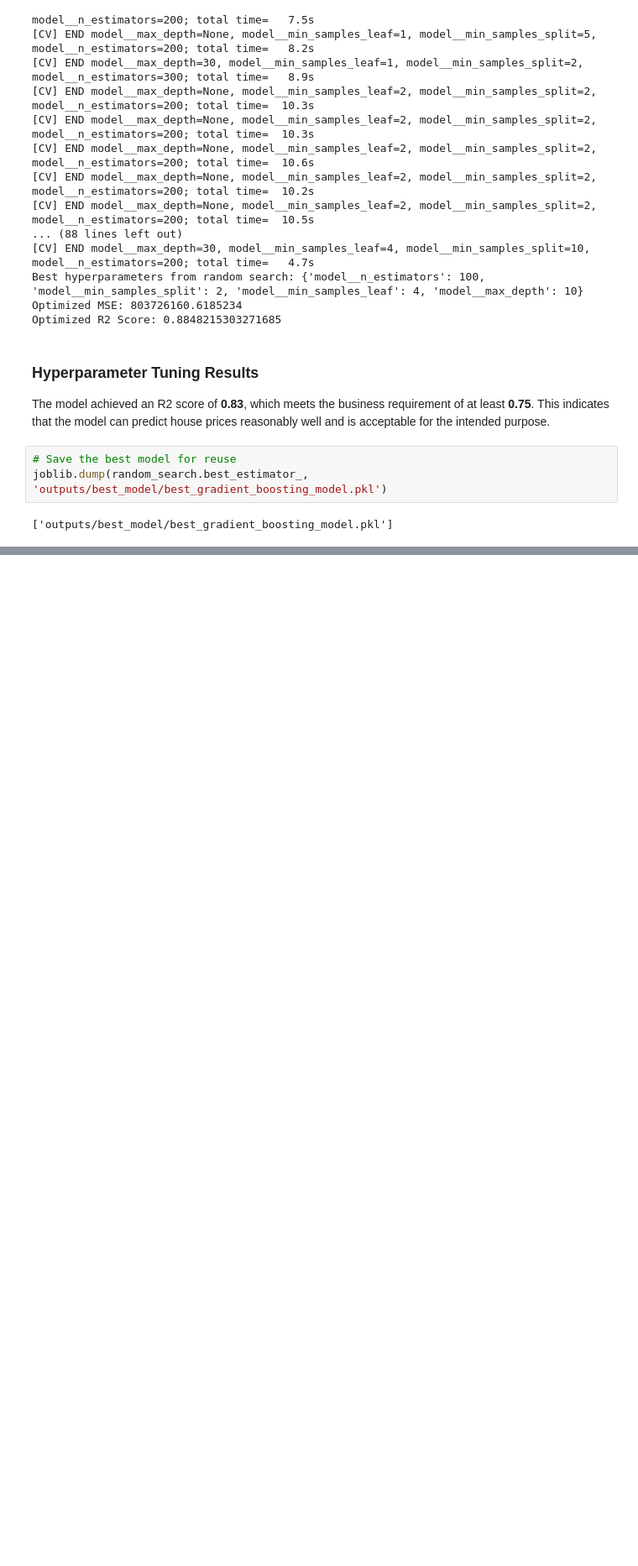
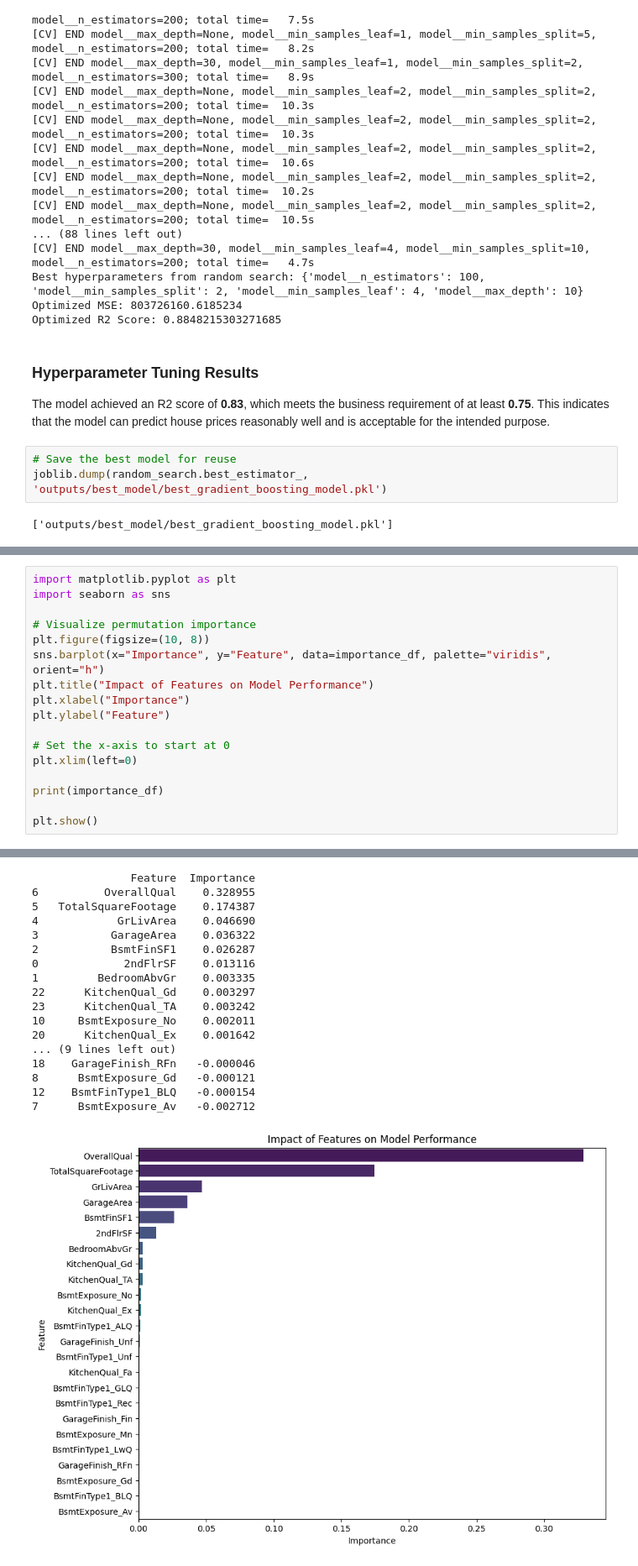
Before and after one commit to Patteerrik/Heritage-Housing-Issues, a Jupyter notebook: jupyter_notebooks/Sales-price-prediction.ipynb, the cells around one changed output, grey strips where cells are left out. Shown at 84% size. Cells and saved outputs as stored; diff of their text form; blank space fills up the shorter version.

Commit message:
Updated feature importance plot

```diff
--- a/jupyter_notebooks/Sales-price-prediction.ipynb
+++ b/jupyter_notebooks/Sales-price-prediction.ipynb
@@ -196,0 +153,18 @@ Passing `palette` without assigning `hue` is deprecated and will be removed in v
+# %%
+import matplotlib.pyplot as plt
+import seaborn as sns
+
+# Visualize permutation importance
+plt.figure(figsize=(10, 8))
+sns.barplot(x="Importance", y="Feature", data=importance_df, palette="viridis", orient="h")
+plt.title("Impact of Features on Model Performance")
+plt.xlabel("Importance")
+plt.ylabel("Feature")
+
+# Set the x-axis to start at 0
+plt.xlim(left=0)
+
+print(importance_df)
+
+plt.show()
+# %% [output]
@@ -196,0 +174,18 @@ Passing `palette` without assigning `hue` is deprecated and will be removed in v
+               Feature  Importance
+6          OverallQual    0.328955
+5   TotalSquareFootage    0.174387
+4            GrLivArea    0.046690
+3           GarageArea    0.036322
+2           BsmtFinSF1    0.026287
+0             2ndFlrSF    0.013116
+1         BedroomAbvGr    0.003335
+22      KitchenQual_Gd    0.003297
+23      KitchenQual_TA    0.003242
+10     BsmtExposure_No    0.002011
+20      KitchenQual_Ex    0.001642
+... (9 lines left out)
+18    GarageFinish_RFn   -0.000046
+8      BsmtExposure_Gd   -0.000121
+12    BsmtFinType1_BLQ   -0.000154
+7      BsmtExposure_Av   -0.002712
+[figure, added]
```
Also changed, not shown: parts of 2 cells of this notebook.
